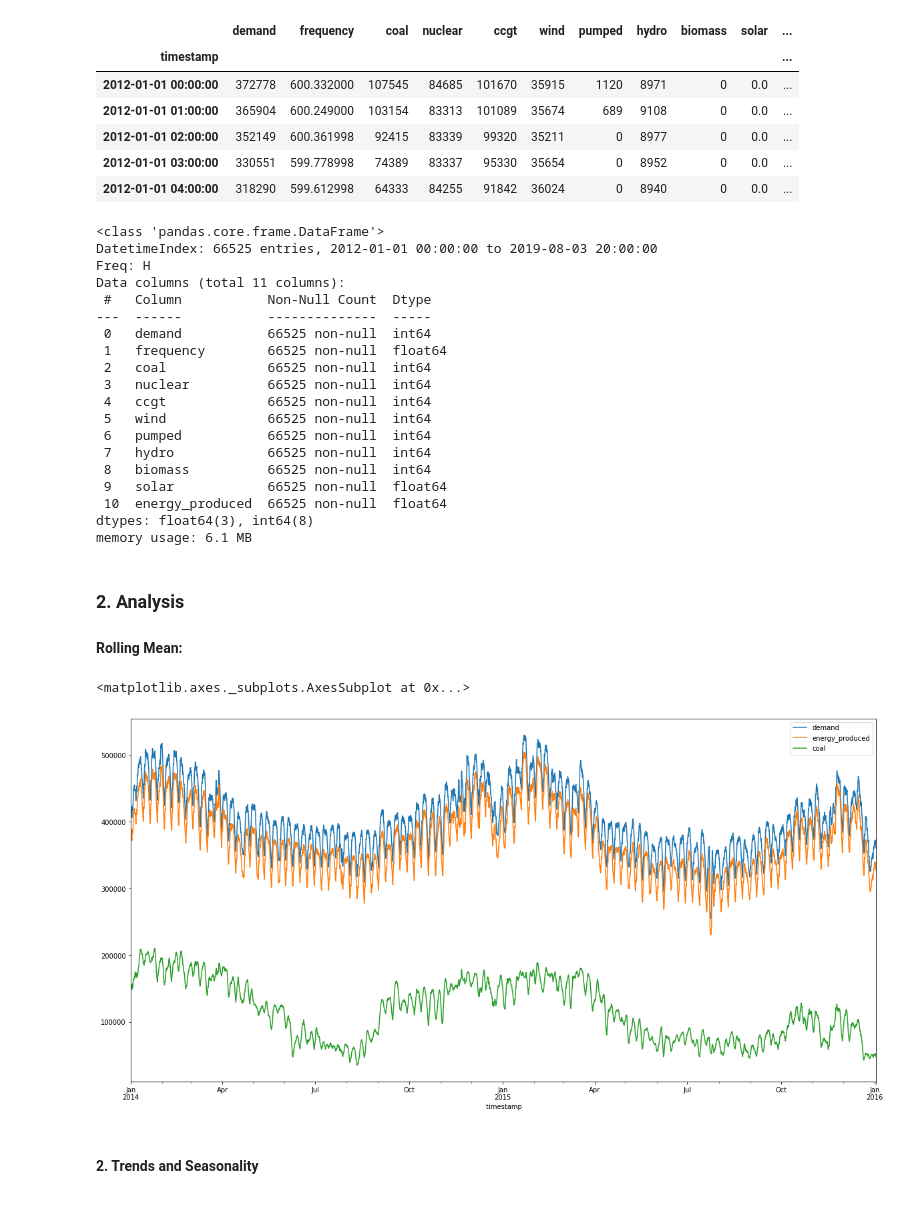
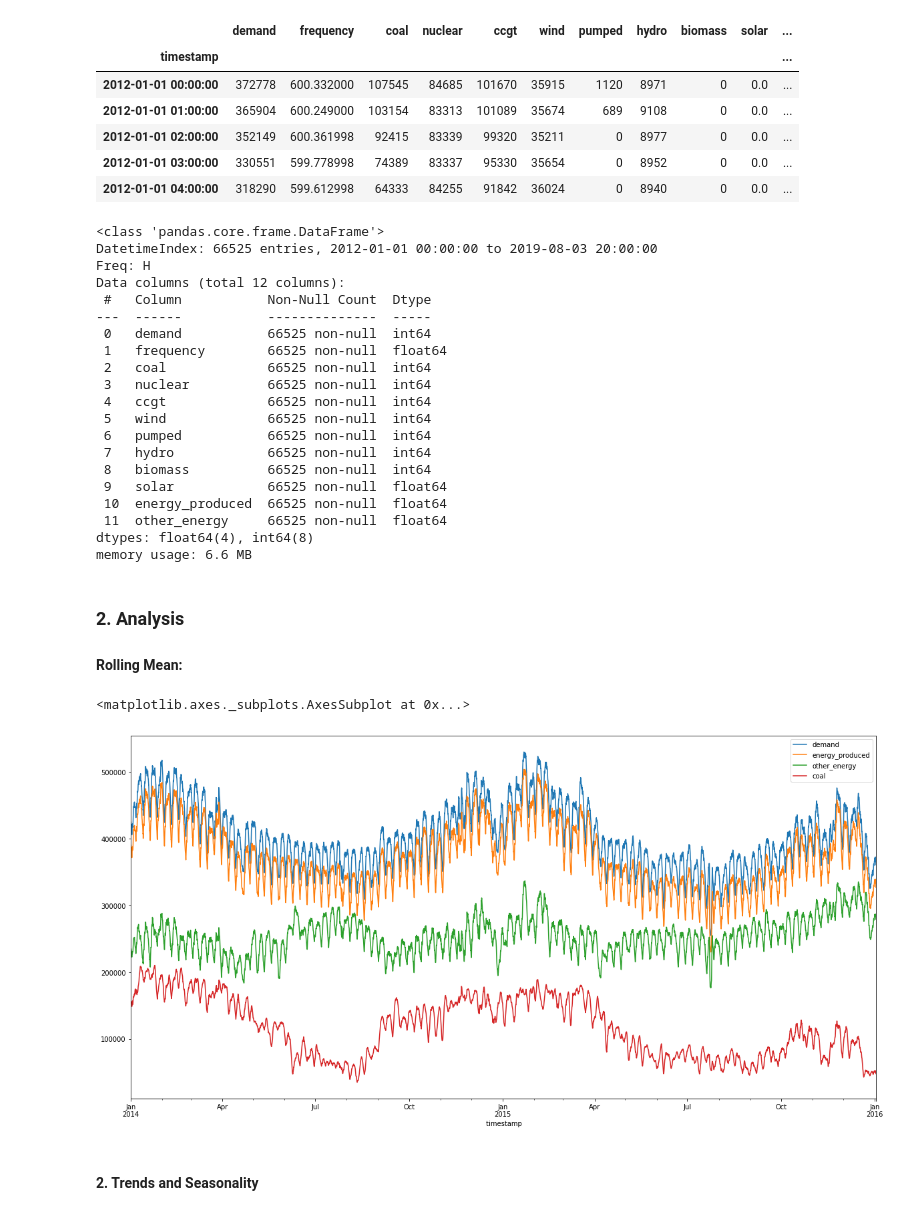
Before and after one commit to bhadreshpsavani/TimeSerierAnalysisOnCoalConsumption, a Jupyter notebook: CoalConsumptionAnalysis.ipynb, the cells around one changed output. Drawn from its saved outputs; the diff is of its cells as text; code cells hidden in the pictures.

```diff
--- a/CoalConsumptionAnalysis.ipynb
+++ b/CoalConsumptionAnalysis.ipynb
@@ -69,6 +85,7 @@ From above data we can say that coal and CCGT is contributing maximum in the Ene
 df.columns = [item.strip() for item in list(df.columns)]
 # %%
 df['energy_produced'] = df[['coal', 'nuclear', 'ccgt', 'wind', 'pumped', 'hydro', 'biomass', 'solar']].sum(axis=1)
+df['other_energy'] = df[['nuclear', 'ccgt', 'wind', 'pumped', 'hydro', 'biomass', 'solar']].sum(axis=1)
 df['energy_produced'].head(10)
 # %% [output]
  timestamp
@@ -136,7 +147,7 @@ data.info()
 <class 'pandas.core.frame.DataFrame'>
 DatetimeIndex: 66525 entries, 2012-01-01 00:00:00 to 2019-08-03 20:00:00
 Freq: H
-Data columns (total 11 columns):
+Data columns (total 12 columns):
  #   Column           Non-Null Count  Dtype
 ---  ------           --------------  -----
  0   demand           66525 non-null  int64
@@ -150,17 +161,18 @@ Data columns (total 11 columns):
  8   biomass          66525 non-null  int64
  9   solar            66525 non-null  float64
  10  energy_produced  66525 non-null  float64
-dtypes: float64(3), int64(8)
-memory usage: 6.1 MB
+ 11  other_energy     66525 non-null  float64
+dtypes: float64(4), int64(8)
+memory usage: 6.6 MB
 # %% [markdown]
 ### 2. Analysis
 
 #### Rolling Mean:
 # %%
-data[['demand', 'energy_produced', 'coal']].rolling(50).mean()['2014-01-01':'2016-01-01'].plot(figsize=(20, 10))
+data[['demand', 'energy_produced', 'other_energy', 'coal']].rolling(50).mean()['2014-01-01':'2016-01-01'].plot(figsize=(20, 10))
 # %% [output]
 <matplotlib.axes._subplots.AxesSubplot at 0x...>
-[figure, old version]
+[figure, new version]
 # %% [markdown]
 
 #### 2. Trends and Seasonality
```
Also changed, not shown: parts of 33 cells of this notebook.
